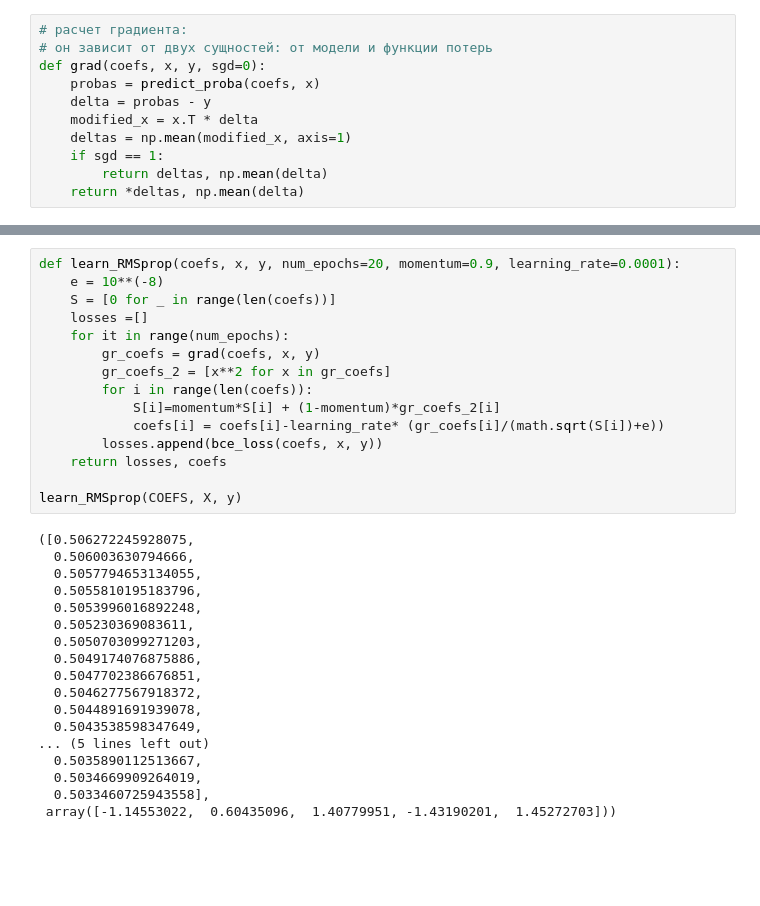
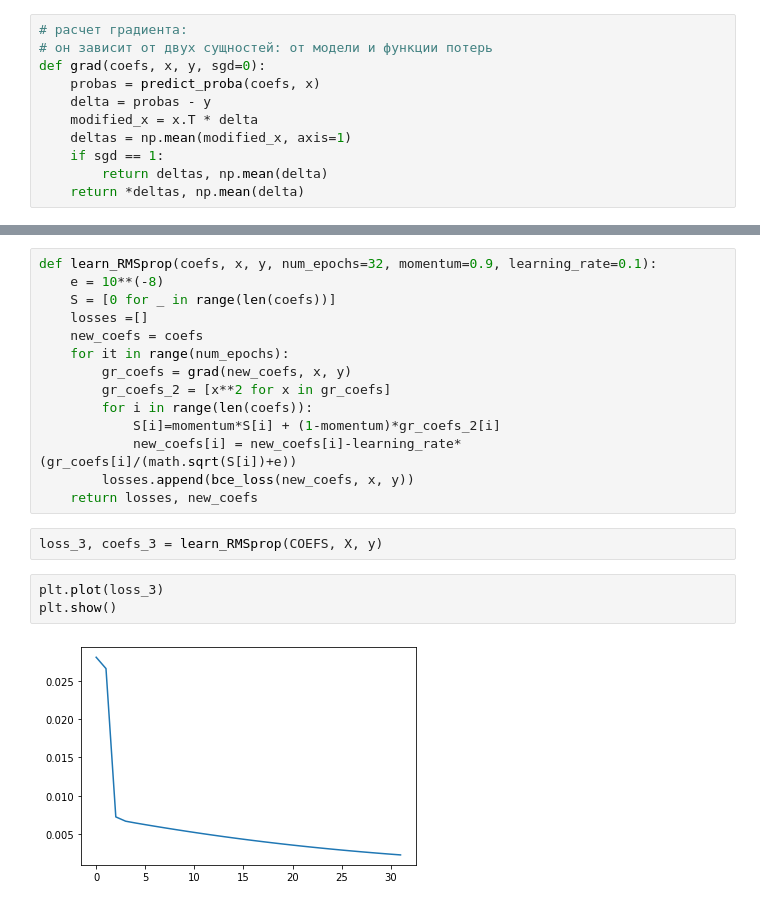
Before and after one commit to InessaMoz/PYDA-21, a Jupyter notebook: Lekciya-3-funkcii-poter-i-optimizaciya.ipynb, the cells around one changed output, grey strips where cells are left out. Saved outputs shown, nothing was run; the diff lists cells and outputs as text; blank space fills up the shorter version.

```diff
--- a/Lekciya-3-funkcii-poter-i-optimizaciya.ipynb
+++ b/Lekciya-3-funkcii-poter-i-optimizaciya.ipynb
@@ -345,33 +321,21 @@ learn_nesterov(COEFS, X, y)
 # %%
-def learn_RMSprop(coefs, x, y, num_epochs=20, momentum=0.9, learning_rate=0.0001):
+def learn_RMSprop(coefs, x, y, num_epochs=32, momentum=0.9, learning_rate=0.1):
     e = 10**(-8)
     S = [0 for _ in range(len(coefs))]
     losses =[]
+    new_coefs = coefs
     for it in range(num_epochs):
-        gr_coefs = grad(coefs, x, y)
+        gr_coefs = grad(new_coefs, x, y)
         gr_coefs_2 = [x**2 for x in gr_coefs]
         for i in range(len(coefs)):
             S[i]=momentum*S[i] + (1-momentum)*gr_coefs_2[i]
-            coefs[i] = coefs[i]-learning_rate* (gr_coefs[i]/(math.sqrt(S[i])+e))
-        losses.append(bce_loss(coefs, x, y))
-    return losses, coefs
-
-learn_RMSprop(COEFS, X, y)
+            new_coefs[i] = new_coefs[i]-learning_rate* (gr_coefs[i]/(math.sqrt(S[i])+e))
+        losses.append(bce_loss(new_coefs, x, y))
+    return losses, new_coefs
-# %% [output]
-([0.506272245928075,
-  0.506003630794666,
-  0.5057794653134055,
-  0.5055810195183796,
-  0.5053996016892248,
-  0.505230369083611,
-  0.5050703099271203,
-  0.5049174076875886,
-  0.5047702386676851,
-  0.5046277567918372,
-  0.5044891691939078,
-  0.5043538598347649,
-... (5 lines left out)
-  0.5035890112513667,
-  0.5034669909264019,
-  0.5033460725943558],
- array([-1.14553022,  0.60435096,  1.40779951, -1.43190201,  1.45272703]))
+# %%
+loss_3, coefs_3 = learn_RMSprop(COEFS, X, y)
+# %%
+plt.plot(loss_3)
+plt.show()
+# %% [output]
+[figure, added]
```
Also changed, not shown: parts of 15 cells of this notebook.
